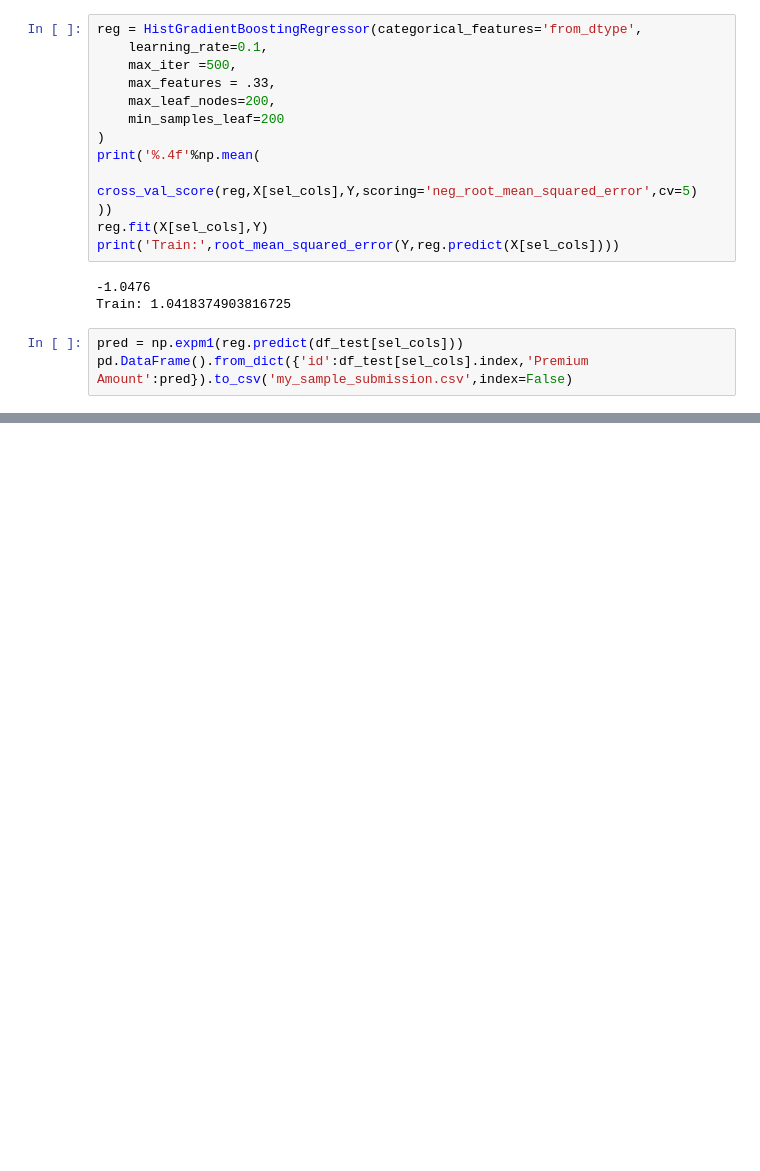
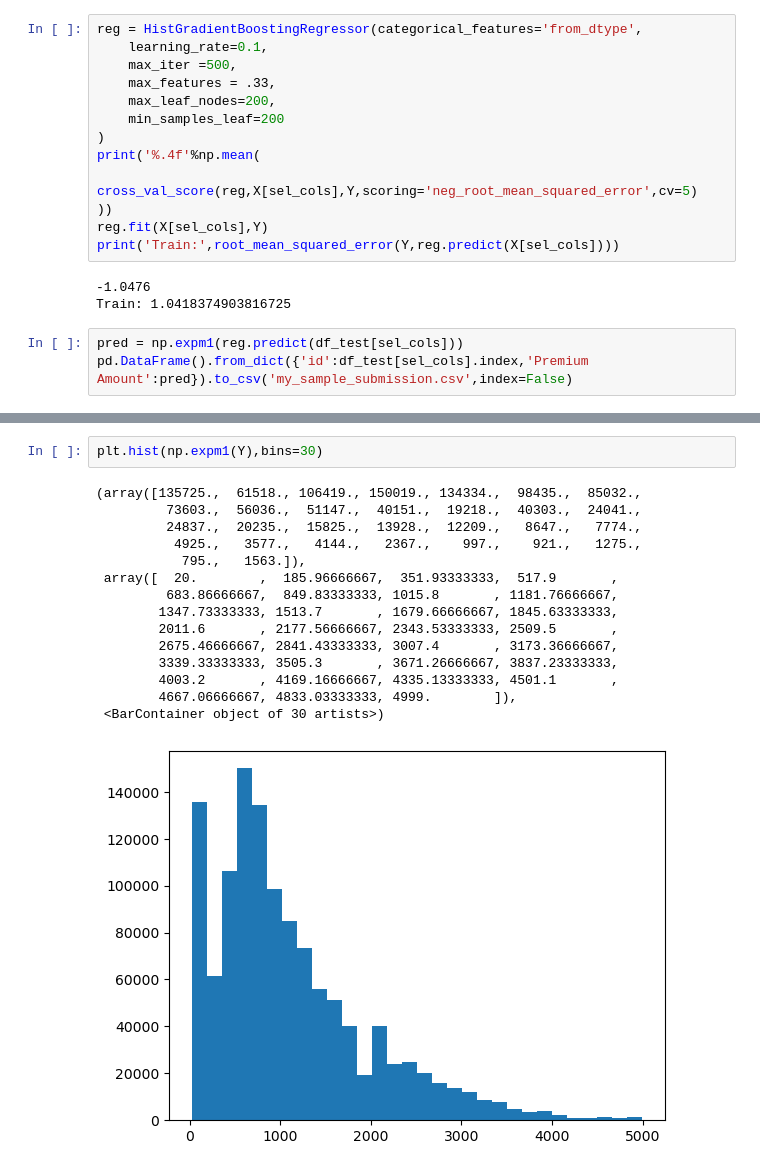
Before and after one commit to xelanicol/Portfolio, a Jupyter notebook: Kaggle_regression_insurance/kaggle_regression_insurance_keep_native_categorical.ipynb, the cells around one changed output, grey strips where cells are left out. Cells and saved outputs as stored; diff of their text form; blank space fills up the shorter version.

```diff
--- a/Kaggle_regression_insurance/kaggle_regression_insurance_keep_native_categorical.ipynb
+++ b/Kaggle_regression_insurance/kaggle_regression_insurance_keep_native_categorical.ipynb
@@ -315,0 +335,18 @@ pd.DataFrame().from_dict({'id':df_test[sel_cols].index,'Premium Amount':pred}).t
+# %%
+plt.hist(np.expm1(Y),bins=30)
+# %% [output]
+(array([135725.,  61518., 106419., 150019., 134334.,  98435.,  85032.,
+         73603.,  56036.,  51147.,  40151.,  19218.,  40303.,  24041.,
+         24837.,  20235.,  15825.,  13928.,  12209.,   8647.,   7774.,
+          4925.,   3577.,   4144.,   2367.,    997.,    921.,   1275.,
+           795.,   1563.]),
+ array([  20.        ,  185.96666667,  351.93333333,  517.9       ,
+         683.86666667,  849.83333333, 1015.8       , 1181.76666667,
+        1347.73333333, 1513.7       , 1679.66666667, 1845.63333333,
+        2011.6       , 2177.56666667, 2343.53333333, 2509.5       ,
+        2675.46666667, 2841.43333333, 3007.4       , 3173.36666667,
+        3339.33333333, 3505.3       , 3671.26666667, 3837.23333333,
+        4003.2       , 4169.16666667, 4335.13333333, 4501.1       ,
+        4667.06666667, 4833.03333333, 4999.        ]),
+ <BarContainer object of 30 artists>)
+[figure, added]
```
Also changed, not shown: parts of 7 cells of this notebook, 8 other files.
